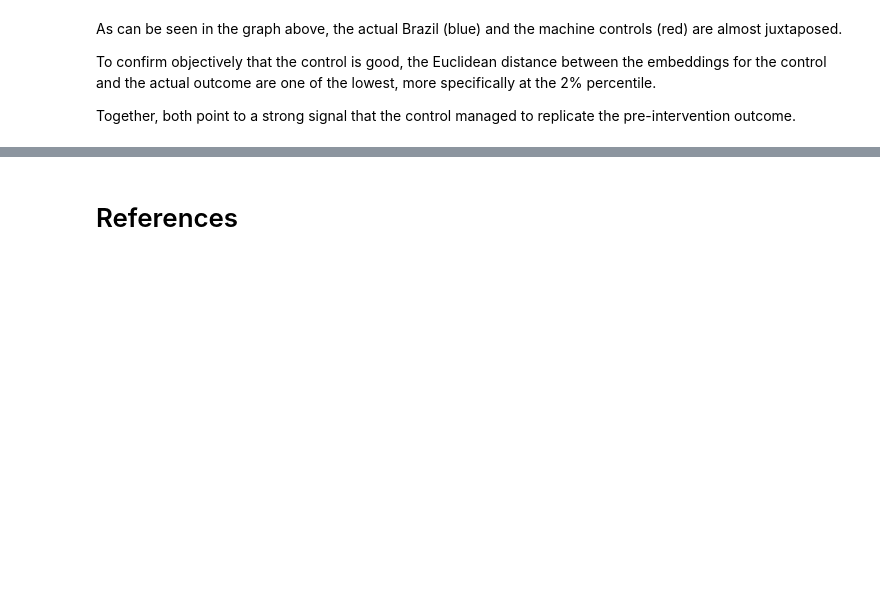
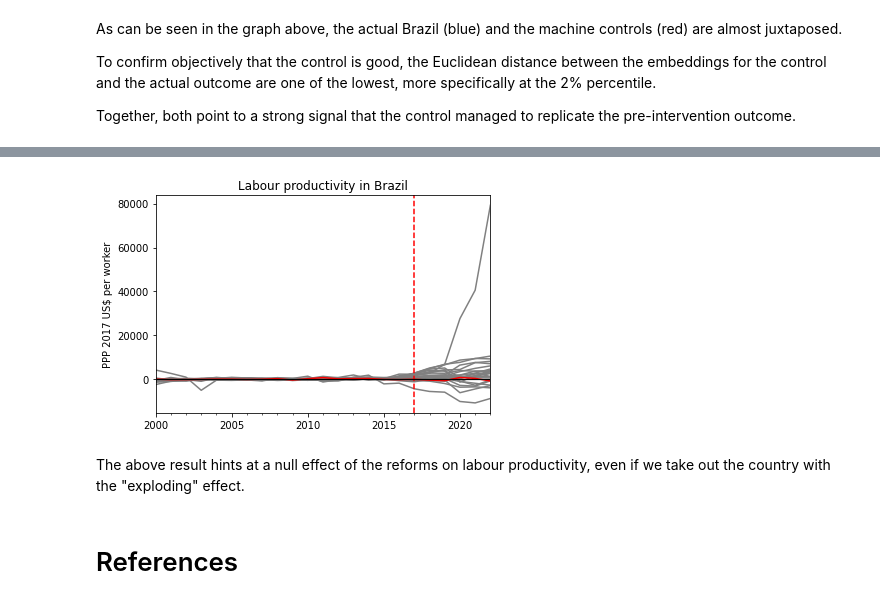
Before and after one commit to dkgaraujo/gingado, a Jupyter notebook: 00_estimators.ipynb, the cells around one changed output, grey strips where cells are left out. Saved outputs shown, nothing was run; the diff lists cells and outputs as text; code cells hidden in the pictures; blank space fills up the shorter version.

```diff
--- a/00_estimators.ipynb
+++ b/00_estimators.ipynb
@@ -664,2 +716,19 @@ Together, both point to a strong signal that the control managed to replicate th
+# %%
+all_diffs = pd.concat([
+    synth_BR.placebo_diff_,
+    synth_BR.diff_
+], axis=1)
+colors = ['grey'] * synth_BR.placebo_diff_.shape[1] + ['red']
+ax = all_diffs.plot(legend=False, color=colors)
+ax.axvline(x='2017-11-11', color='red', linestyle='--')
+ax.axhline(y=0, color='black', linewidth=1.2)
+plt.ylabel('PPP 2017 US$ per worker')
+plt.xlabel('')
+plt.title("Labour productivity in Brazil")
+plt.show()
+# %% [output]
+[figure, added]
+# %% [markdown]
+The above result hints at a null effect of the reforms on labour productivity, even if we take out the country with the "exploding" effect.
 # %% [markdown]
 # References
```
Also changed, not shown: parts of 7 cells of this notebook, 2 other files.
